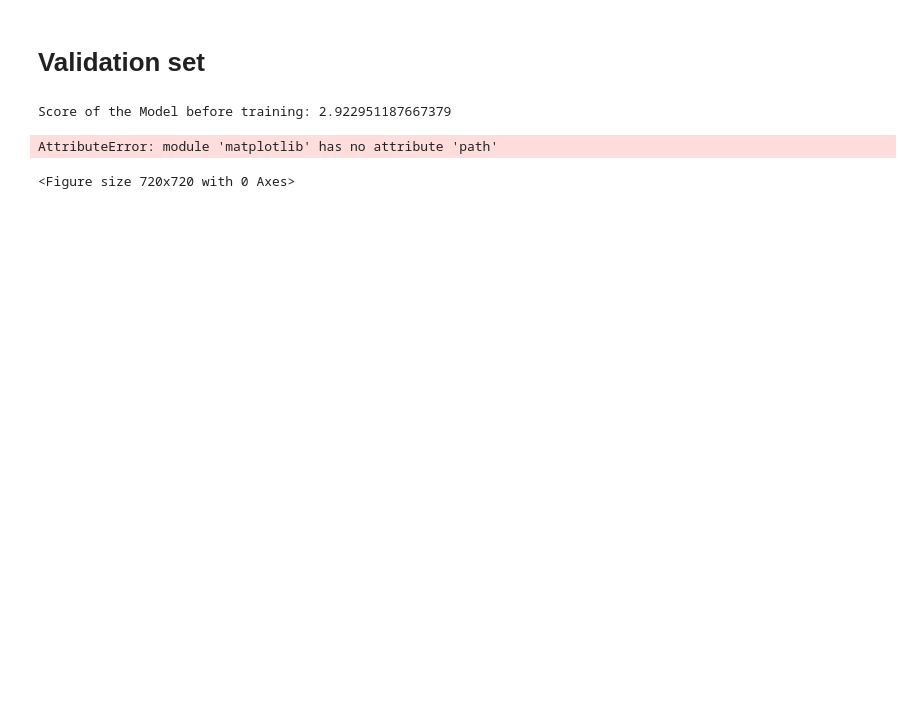
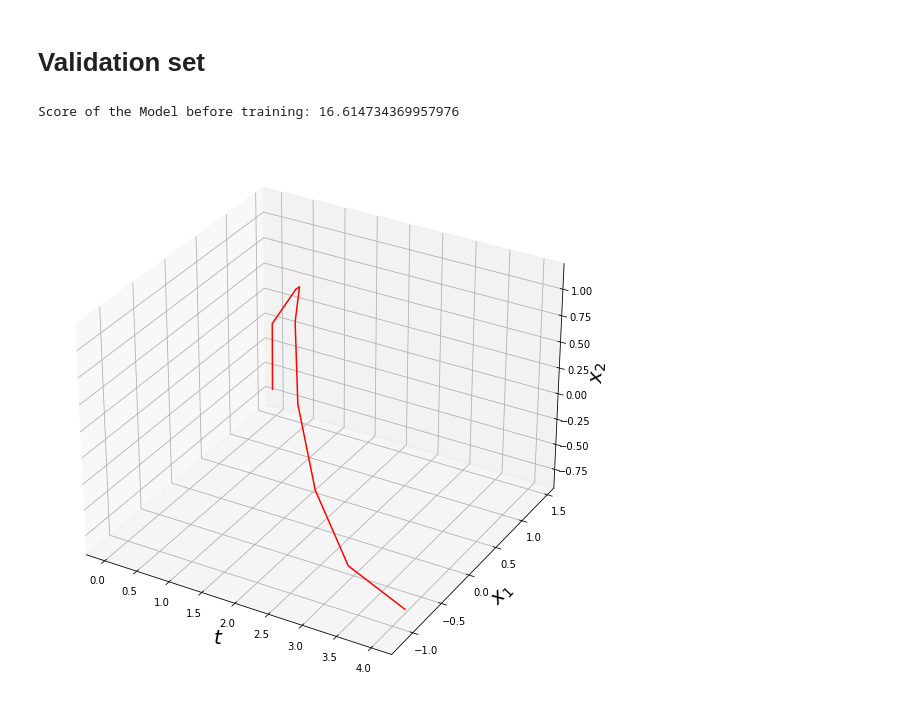
Before and after one commit to mlcms-SS22-Group-A/mlcms-SS22-Group-A, a Jupyter notebook: RungeKutta.ipynb, the cells around one changed output. Drawn from its saved outputs; the diff is of its cells as text; code cells hidden in the pictures; blank space fills up the shorter version.

```diff
--- a/RungeKutta.ipynb
+++ b/RungeKutta.ipynb
@@ -65,12 +61,12 @@ AttributeError: module 'matplotlib' has no attribute 'path'
 # Validation set
 # %%
 print("Score of the Model before training:", evaluate_model(model, validation_set, hparams, device))
-recreation = recreate_trajectory(model, validation_set[0, 0, :], t_eval[0], t_eval[-1], delta_t, device)
-plot_trajectory(recreation, t_eval, True, "./figures/v0_rk_alpha_1,3_b_train.png")
+
+recreation = recreate_trajectory(model, validation_set[0, :3], t_eval[0], t_eval[-1], delta_t, device)
+plot_trajectory(recreation, t_eval, True, save_prefix + "_b_train.png")
 # %% [output]
-Score of the Model before training: 2.922951187667379
+Score of the Model before training: 16.614734369957976
-AttributeError: module 'matplotlib' has no attribute 'path'
-<Figure size 720x720 with 0 Axes>
+[figure, added]
 # %%
 train_dataloader = DataLoader(training_set,
                               shuffle=False,
```
Also changed, not shown: parts of 9 cells of this notebook, 6 other files.
